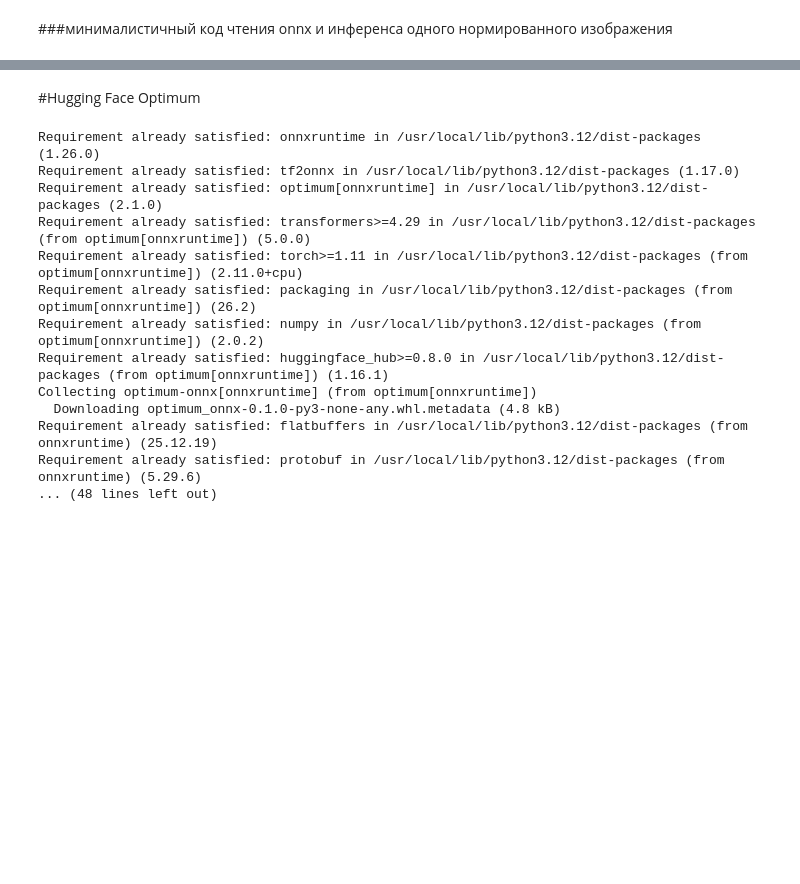
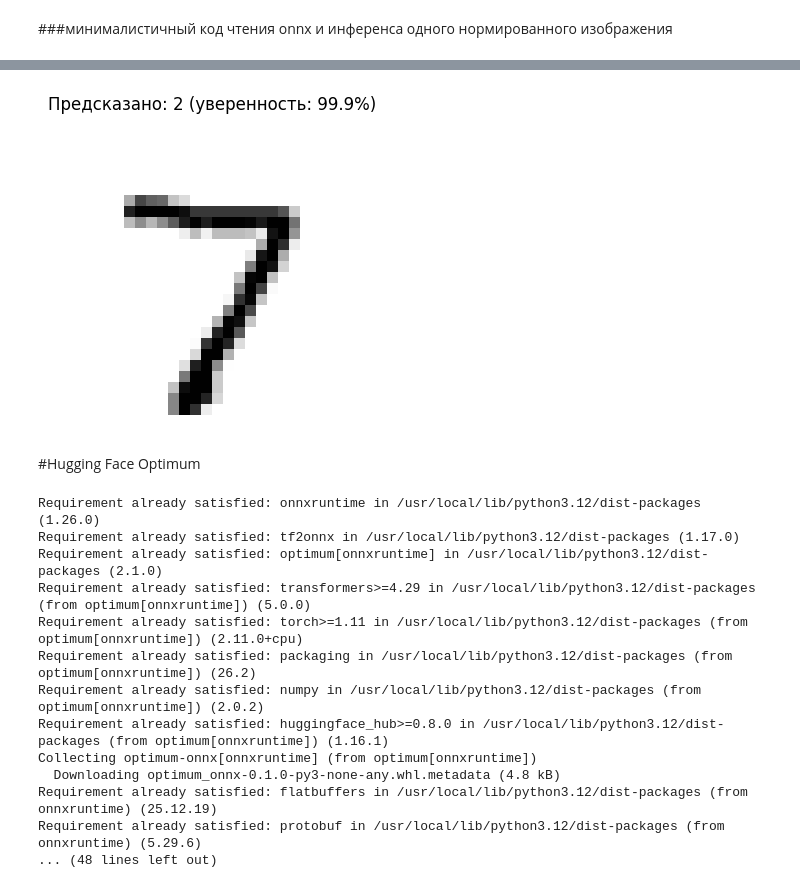
Before and after one commit to MinyaevAndrey/MYPETS, a Jupyter notebook: TensorFlow_Model_Optimization_Toolkit.ipynb, the cells around one changed output, grey strips where cells are left out. Drawn from its saved outputs; the diff is of its cells as text; code cells hidden in the pictures; blank space fills up the shorter version.

```diff
--- a/TensorFlow_Model_Optimization_Toolkit.ipynb
+++ b/TensorFlow_Model_Optimization_Toolkit.ipynb
@@ -1914,0 +2015,87 @@ label, pred
+# %%
+import onnxruntime as ort
+import numpy as np
+from PIL import Image
+import matplotlib.pyplot as plt  # опционально, для отображения изображения
+
+def load_and_preprocess_image(image_path):
+    """
+    Загружает изображение из файла и подготавливает его для модели MNIST
+
+    Args:
+        image_path: путь к файлу изображения (jpeg/png)
+
+    Returns:
+        numpy array формы (1, 784) с нормированными значениями
+    """
+    # Загружаем изображение в оттенках серого
+    img = Image.open(image_path).convert('L')  # 'L' режим для grayscale
+
+    # Изменяем размер до 28x28 пикселей
+    img_resized = img.resize((28, 28), Image.Resampling.LANCZOS)
+
+    # Преобразуем в numpy массив
+    img_array = np.array(img_resized, dtype=np.float32)
+
+    # Инвертируем цвета (если изображение имеет белую цифру на черном фоне)
+    # Для MNIST цифры черные на белом фоне, поэтому инвертируем
+    img_array = 255 - img_array
+
+    # Нормализуем значения пикселей в диапазон [0, 1]
+    img_normalized = img_array / 255.0
+
+    # Преобразуем в форму (1, 784) и убеждаемся, что тип float32
+    img_flattened = img_normalized.reshape(1, 784).astype(np.float32)
+
+    return img_flattened
+
+# Путь к вашему изображению
+image_path = "test_digit.png"  # Замените на путь к вашему файлу
+
+# Загружаем и обрабатываем изображение
+try:
+    # Загрузка и предобработка изображения
+    processed_image = load_and_preprocess_image(image_path)
+
+    # Выводим информацию о изображении
+    print(f"Форма входного тензора: {processed_image.shape}")
+    print(f"Тип данных: {processed_image.dtype}")
+    print(f"Диапазон значений: [{processed_image.min():.3f}, {processed_image.max():.3f}]")
+
+    # Загружаем ONNX модель
+    session = ort.InferenceSession("model.onnx", providers=["CPUExecutionProvider"])
+
+    # Получаем имя входного слоя
+    input_name = session.get_inputs()[0].name
+    print(f"Имя входного слоя модели: {input_name}")
+
+    # Делаем предсказание
+    outputs = session.run(None, {input_name: processed_image})
+    predictions = outputs[0][0]  # Получаем предсказания для первого (и единственного) изображения
+    predicted_digit = np.argmax(predictions)
+    confidence = np.max(predictions) * 100
+
+    # Выводим результат
+    print(f"\n=== РЕЗУЛЬТАТ ===")
+    print(f"Предсказанная цифра: {predicted_digit}")
+    print(f"Уверенность: {confidence:.2f}%")
+
+    # Опционально: показать предсказания для всех классов
+    print(f"\nВероятности для всех классов:")
+    for i, prob in enumerate(predictions):
+        print(f"  {i}: {prob*100:.2f}%")
+
+    # Опционально: показать обработанное изображение
+    # Восстанавливаем изображение для просмотра
+    img_display = processed_image.reshape(28, 28)
+    plt.figure(figsize=(4, 4))
+    plt.imshow(img_display, cmap='gray')
+    plt.title(f'Предсказано: {predicted_digit} (уверенность: {confidence:.1f}%)')
+    plt.axis('off')
+    plt.show()
+
+except FileNotFoundError:
+    print(f"Ошибка: Файл {image_path} не найден")
+except Exception as e:
+    print(f"Ошибка при обработке изображения: {e}")
+# %% [output]
@@ -1915,3 +2122,4 @@ label, pred
+[figure, added]
 # %% [markdown]
 #Hugging Face Optimum
 # %%
```
Also changed, not shown: parts of 10 cells of this notebook.
